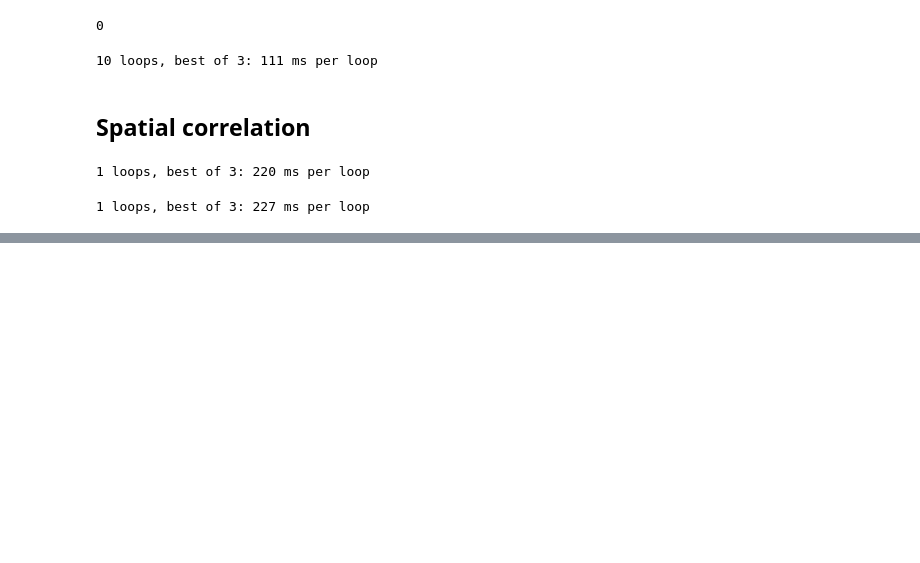
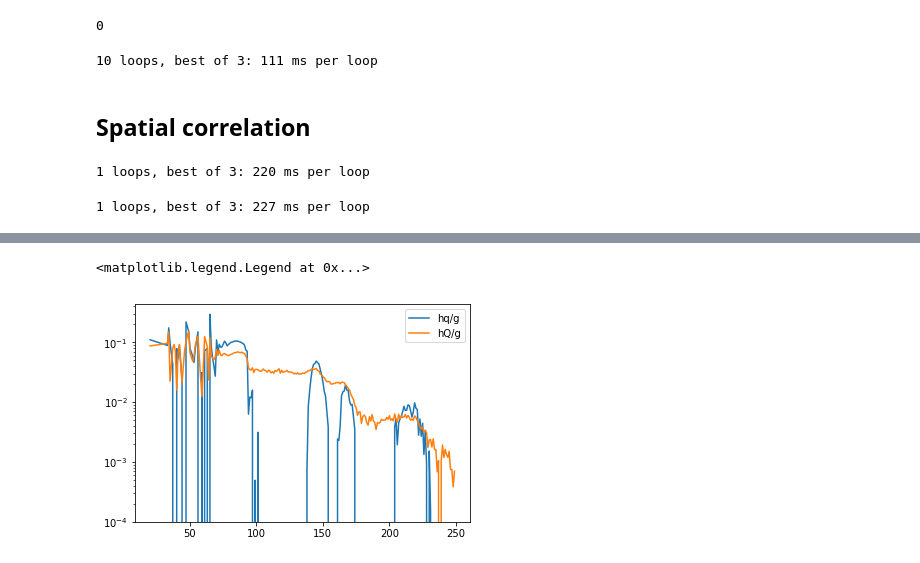
Before and after one commit to MathieuLeocmach/colloids, a Jupyter notebook: python/colloids/cython/boo.ipynb, the cells around one changed output, grey strips where cells are left out. Drawn from its saved outputs; the diff is of its cells as text; code cells hidden in the pictures; blank space fills up the shorter version.

```diff
--- a/python/colloids/cython/boo.ipynb
+++ b/python/colloids/cython/boo.ipynb
@@ -438 +458,10 @@ def numba_coarsegrain_qlm(qlm, bonds, inside):
+# %%
+good = g>1
+plt.plot(np.where(good)[0], hq[good]/g[good], label='hq/g')
+plt.plot(np.where(good)[0], hQ[good]/g[good], label='hQ/g')
+plt.yscale('log')
+plt.legend()
+# %% [output]
+<matplotlib.legend.Legend at 0x...>
+[figure, added]
 # %%
```
Also changed, not shown: parts of 26 cells of this notebook, 1 other file.
